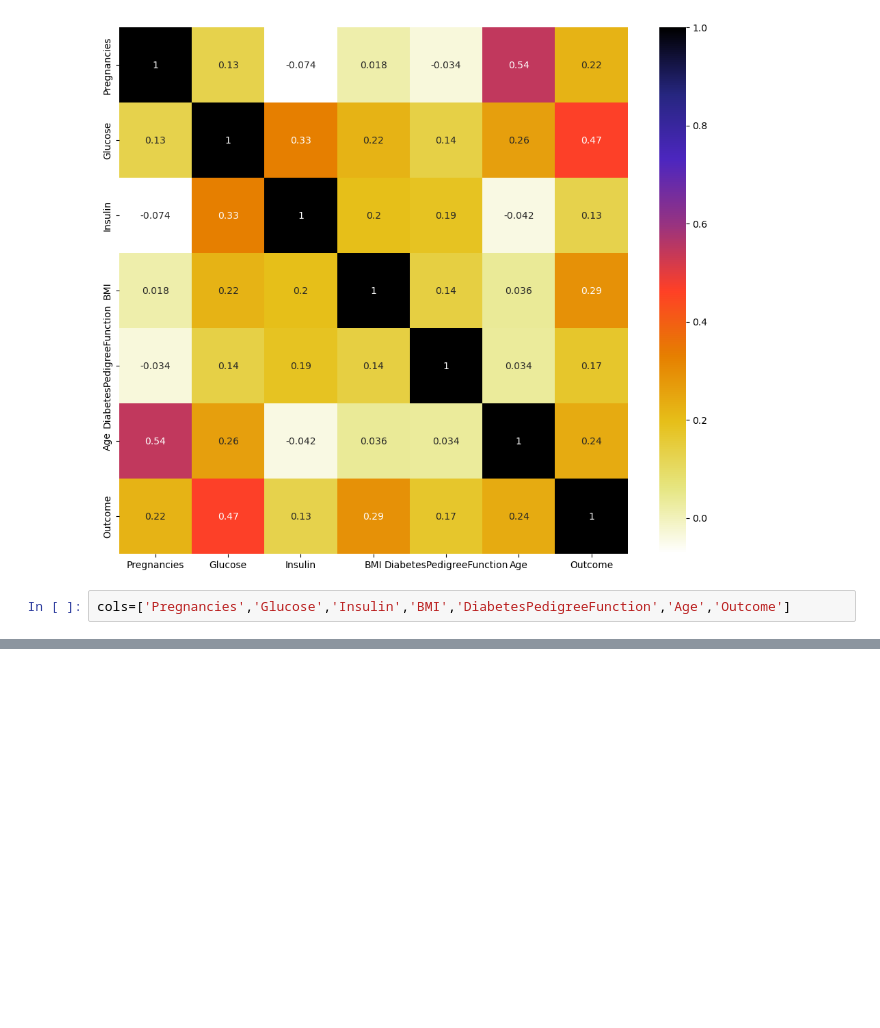
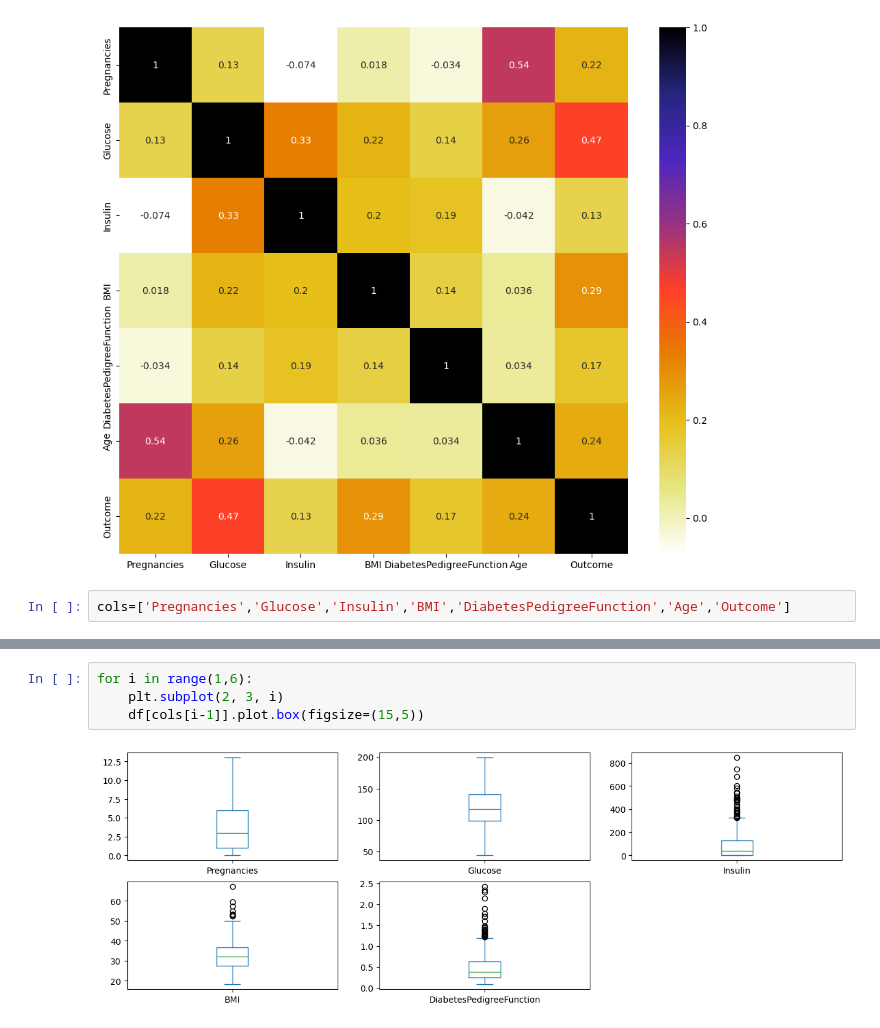
Before and after one commit to HUONSopanha/Introduction-to-Data-Science, a Jupyter notebook: Cleaning.ipynb, the cells around one changed output, grey strips where cells are left out. Cells and saved outputs as stored; diff of their text form; blank space fills up the shorter version.

```diff
--- a/Cleaning.ipynb
+++ b/Cleaning.ipynb
@@ -84,0 +123,6 @@ for label in cols[:-1]:
+# %%
+for i in range(1,6):
+    plt.subplot(2, 3, i)
+    df[cols[i-1]].plot.box(figsize=(15,5))
+# %% [output]
+[figure, added]
```
Also changed, not shown: parts of 6 cells of this notebook.
